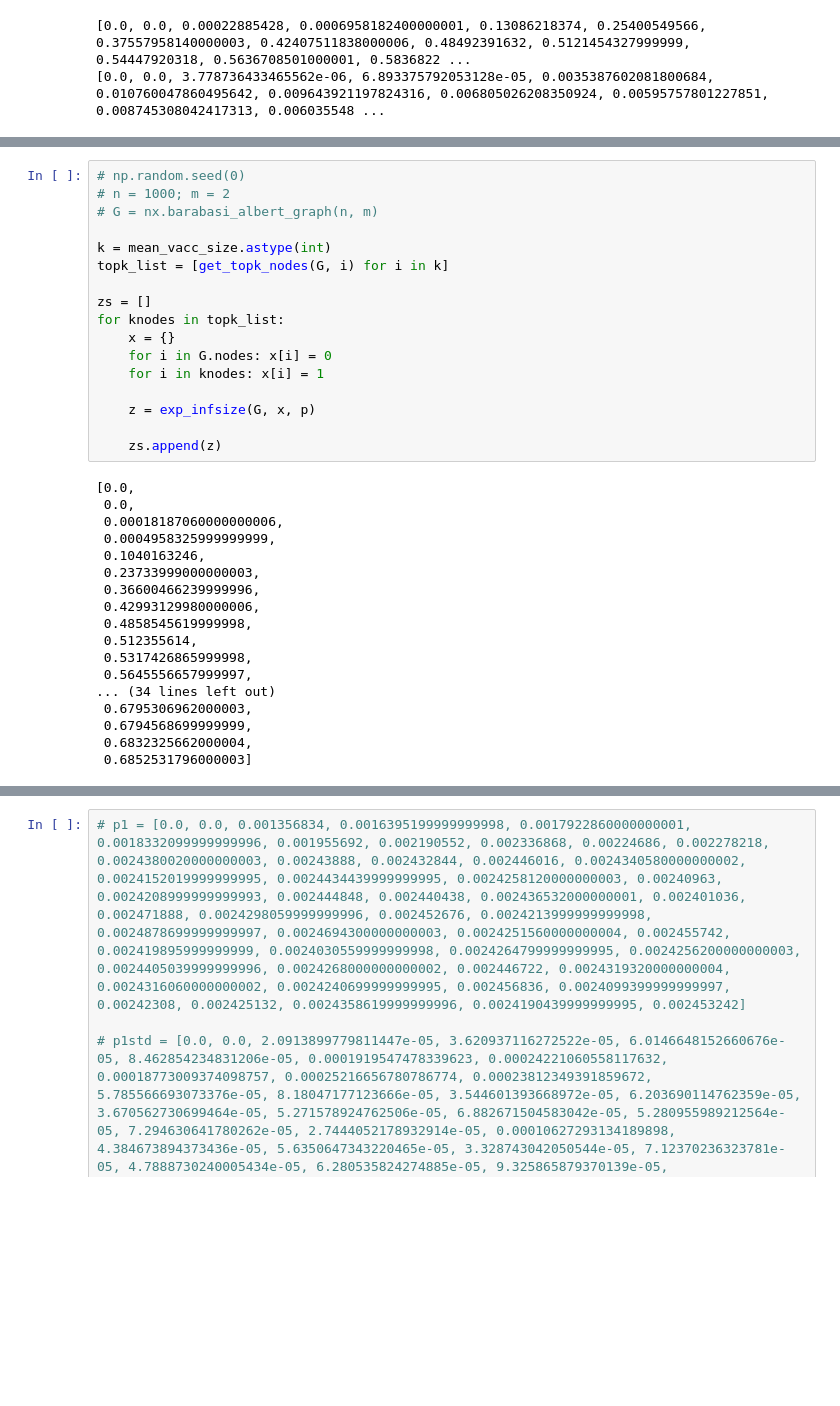
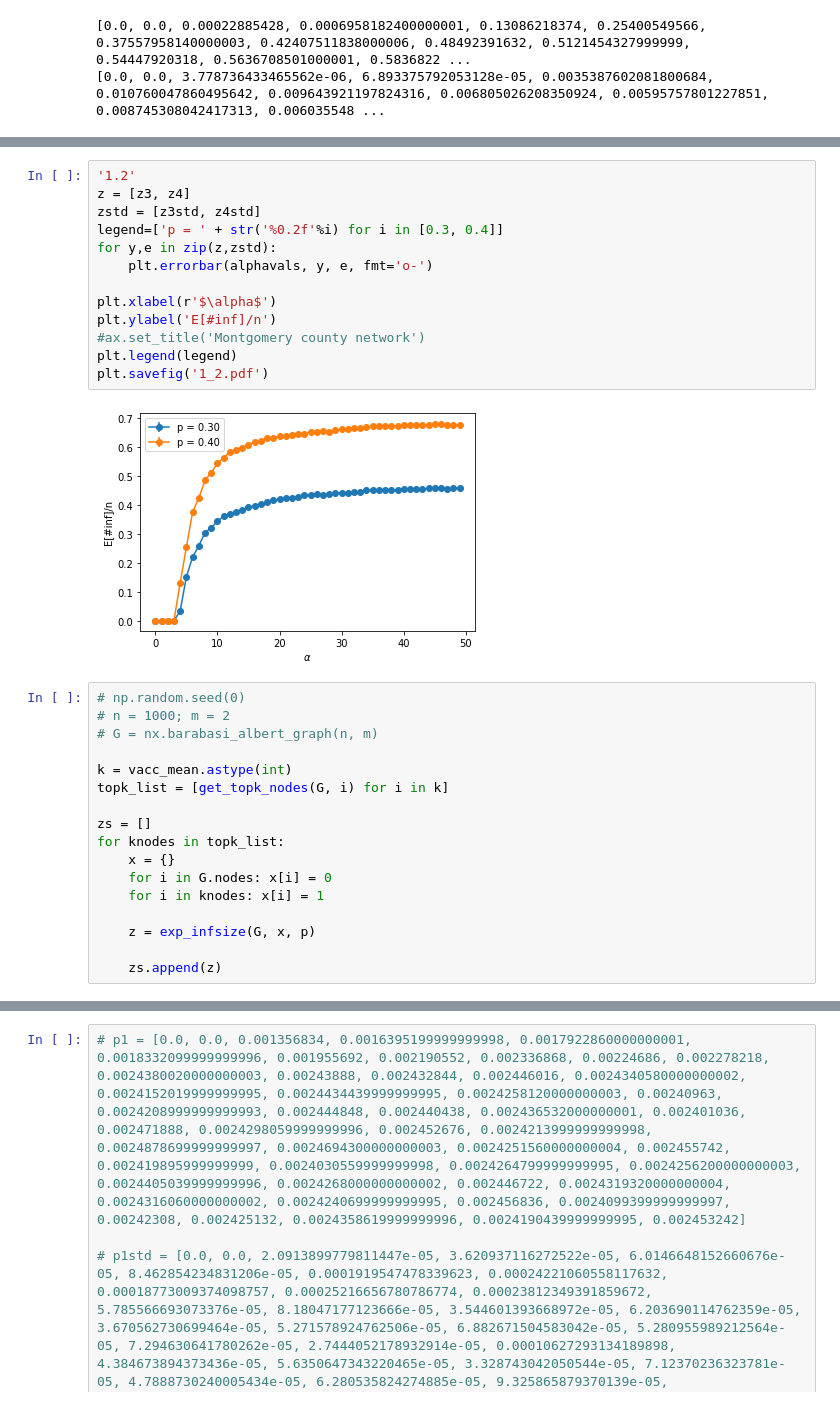
Before and after one commit to ahsantarique/social-distancing, a Jupyter notebook: vaccgame-d1.ipynb, the cells around one changed output, grey strips where cells are left out. Cells and saved outputs as stored; diff of their text form; blank space fills up the shorter version.

```diff
--- a/vaccgame-d1.ipynb
+++ b/vaccgame-d1.ipynb
@@ -321,9 +355,24 @@ z4std =
+# %%
+'1.2'
+z = [z3, z4]
+zstd = [z3std, z4std]
+legend=['p = ' + str('%0.2f'%i) for i in [0.3, 0.4]]
+for y,e in zip(z,zstd):
+    plt.errorbar(alphavals, y, e, fmt='o-')
+
+plt.xlabel(r'$\alpha$')
+plt.ylabel('E[#inf]/n')
+#ax.set_title('Montgomery county network')
+plt.legend(legend)
+plt.savefig('1_2.pdf')
+# %% [output]
+[figure, added]
 # %%
 # np.random.seed(0)
 # n = 1000; m = 2
 # G = nx.barabasi_albert_graph(n, m)
 
-k = mean_vacc_size.astype(int)
+k = vacc_mean.astype(int)
 topk_list = [get_topk_nodes(G, i) for i in k]
 
 zs = []
@@ -335,21 +384,3 @@ for knodes in topk_list:
     z = exp_infsize(G, x, p)
 
     zs.append(z)
-# %% [output]
-[0.0,
- 0.0,
- 0.00018187060000000006,
- 0.0004958325999999999,
- 0.1040163246,
- 0.23733999000000003,
- 0.36600466239999996,
- 0.42993129980000006,
- 0.4858545619999998,
- 0.512355614,
- 0.5317426865999998,
- 0.5645556657999997,
-... (34 lines left out)
- 0.6795306962000003,
- 0.6794568699999999,
- 0.6832325662000004,
- 0.6852531796000003]
```
Also changed, not shown: parts of 14 cells of this notebook, 31 other files.
